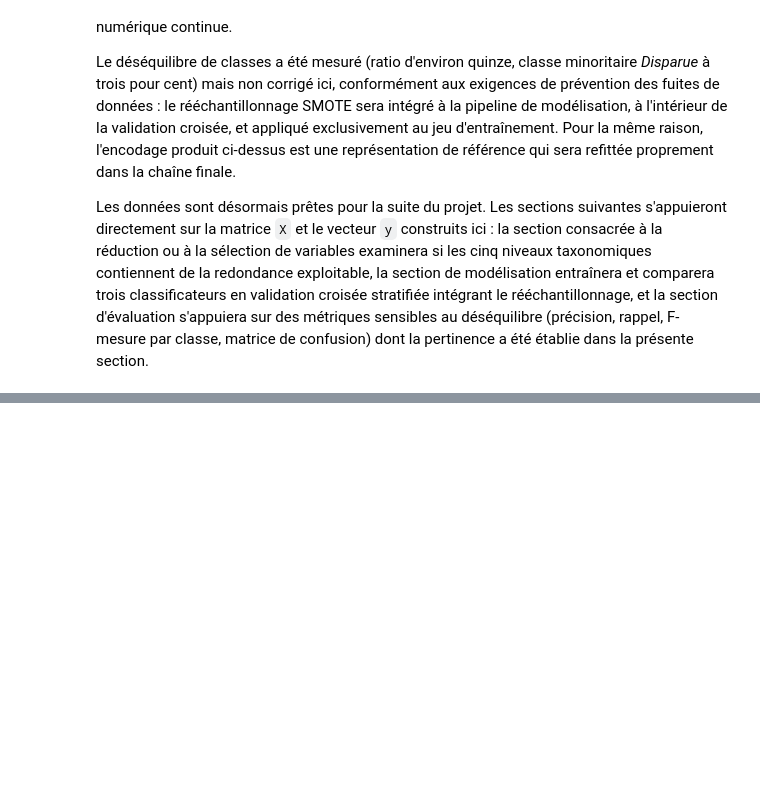
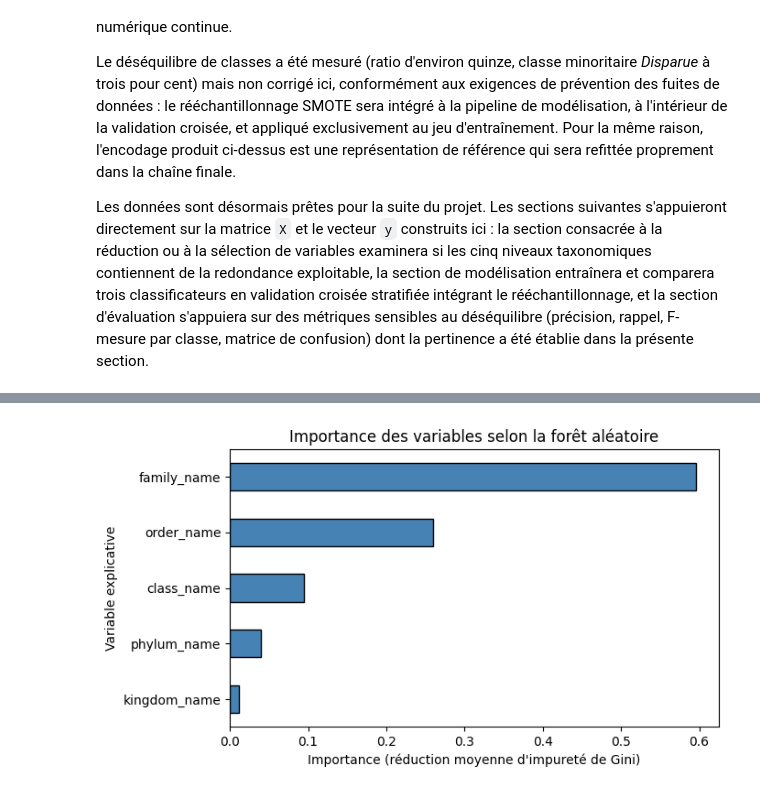
Before and after one commit to loulou-bvc/projet-forage-8INF436, a Jupyter notebook: notebooks/projetFinal.ipynb, the cells around one changed output, grey strips where cells are left out. Drawn from its saved outputs; the diff is of its cells as text; code cells hidden in the pictures; blank space fills up the shorter version.

```diff
--- a/notebooks/projetFinal.ipynb
+++ b/notebooks/projetFinal.ipynb
@@ -391,0 +423,29 @@ Les données sont désormais prêtes pour la suite du projet. Les sections suiva
+# %%
+from sklearn.ensemble import RandomForestClassifier
+from sklearn.model_selection import train_test_split
+
+# Partition stratifiée pour ne pas apprendre l'importance sur les données de test
+X_train_fs, X_test_fs, y_train_fs, y_test_fs = train_test_split(
+    X, y,
+    test_size=0.2,
+    stratify=y,
+    random_state=42,
+)
+
+# Forêt aléatoire servant uniquement à mesurer l'importance des variables
+rf_selector = RandomForestClassifier(
+    n_estimators=300,
+    class_weight='balanced',   # contrebalance le déséquilibre connu sans synthétiser de données
+    random_state=42,
+    n_jobs=-1,
+)
+rf_selector.fit(X_train_fs, y_train_fs)
+
+importances = pd.Series(
+    rf_selector.feature_importances_,
+    index=features_cat,
+).sort_values(ascending=False)
+
+importances_df = importances.to_frame('importance')
+importances_df['importance_pct'] = (importances_df['importance'] * 100).round(2)
+importances_df
@@ -391,0 +459,12 @@ Les données sont désormais prêtes pour la suite du projet. Les sections suiva
+# %%
+import matplotlib.pyplot as plt
+
+fig, ax = plt.subplots(figsize=(7, 4))
+importances.sort_values().plot.barh(ax=ax, color='steelblue', edgecolor='black')
+ax.set_xlabel("Importance (réduction moyenne d'impureté de Gini)")
+ax.set_ylabel("Variable explicative")
+ax.set_title("Importance des variables selon la forêt aléatoire")
+plt.tight_layout()
+plt.show()
+# %% [output]
+[figure, added]
```
Also changed, not shown: parts of 7 cells of this notebook, 1 other file.
